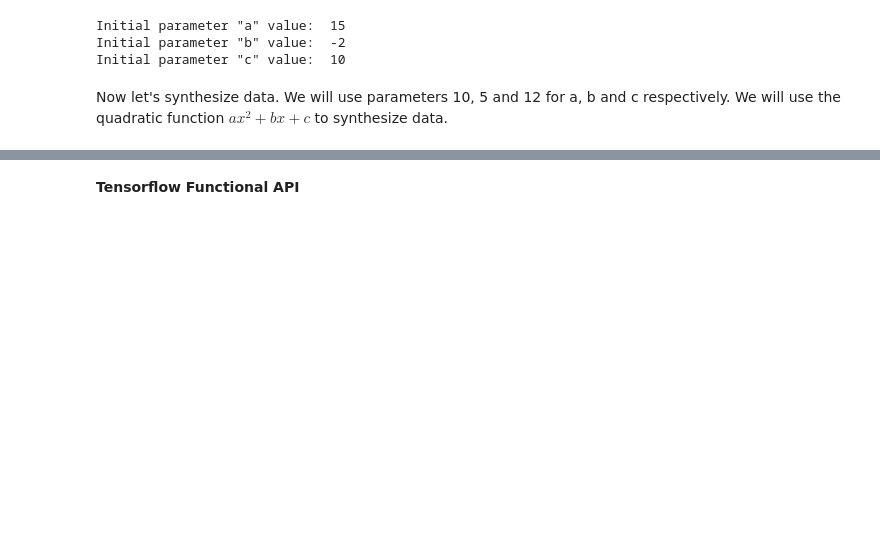
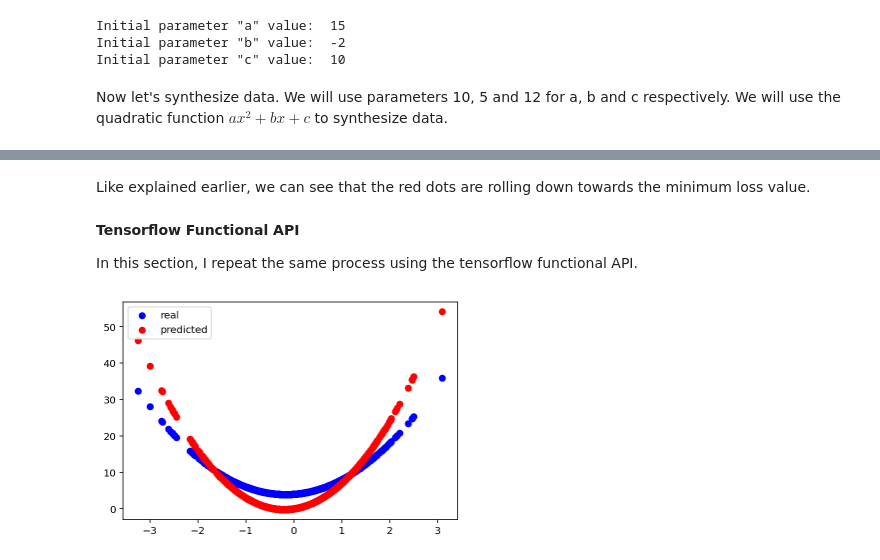
Before and after one commit to kaneelgit/ML-DL-Algorithms, a Jupyter notebook: Hello World of Deep Learning.ipynb, the cells around one changed output, grey strips where cells are left out. Drawn from its saved outputs; the diff is of its cells as text; code cells hidden in the pictures; blank space fills up the shorter version.

Commit message:
added tensorflow

```diff
--- a/Hello World of Deep Learning.ipynb
+++ b/Hello World of Deep Learning.ipynb
@@ -286,2 +313,6 @@ plt.show()
+# %% [markdown]
+Like explained earlier, we can see that the red dots are rolling down towards the minimum loss value.
 # %% [markdown]
 <a id = 'section2'> </a> <b>Tensorflow Functional API</b>
+
+In this section, I repeat the same process using the tensorflow functional API.
@@ -287,0 +322,36 @@ plt.show()
+# %%
+#build the model
+
+class Model():
+    def __init__(self):
+        self.a = tf.Variable(5.0)
+        self.b = tf.Variable(2.0)
+        self.c = tf.Variable(0.0)
+
+    def __call__(self, x):
+
+        return self.a * tf.square(x) + self.b * x + self.c
+
+#initialize the model
+model = Model()
+# %%
+#synthesize data
+true_a = 3
+true_b = 1
+true_c = 4
+
+num_examples = 1000
+
+x = tf.random.normal(shape = [num_examples])
+
+y = true_a * tf.square(x) + true_b * x + true_c
+# %%
+def plot_data(inputs, outputs, predicted):
+    plt.scatter(inputs, outputs, color = 'b')
+    plt.scatter(inputs, predicted, color = 'r')
+    plt.legend(['real', 'predicted'])
+    plt.show()
+
+plot_data(x, y, model(x))
+# %% [output]
+[figure, added]
```
Also changed, not shown: parts of 17 cells of this notebook.
